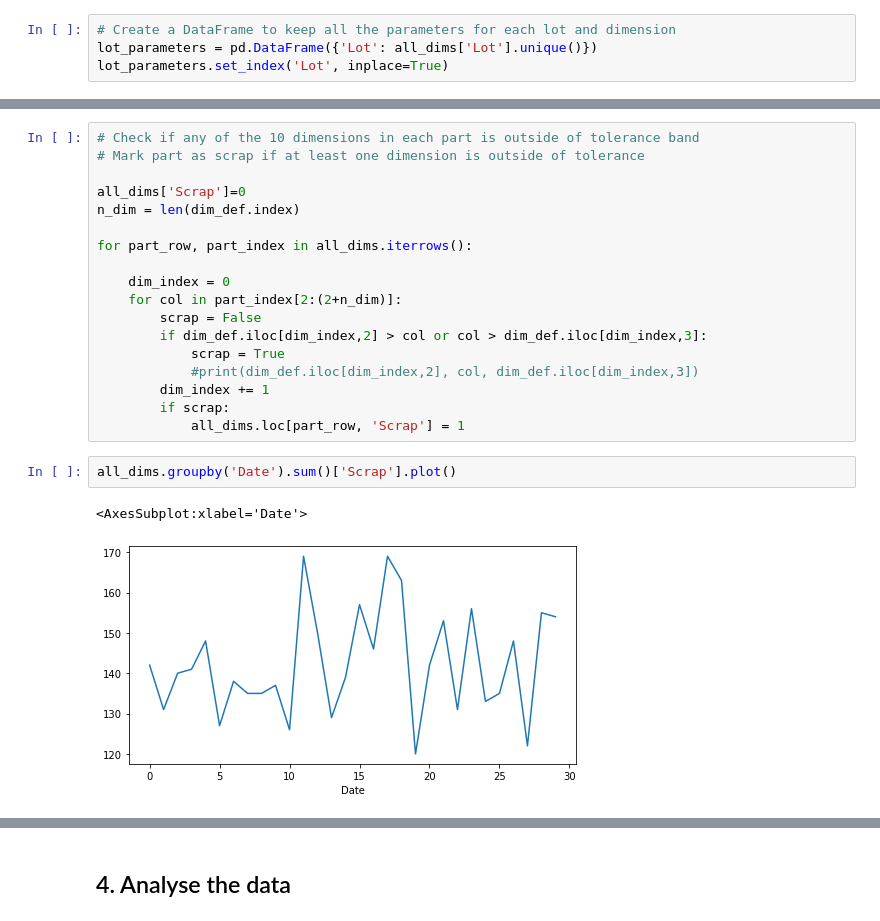
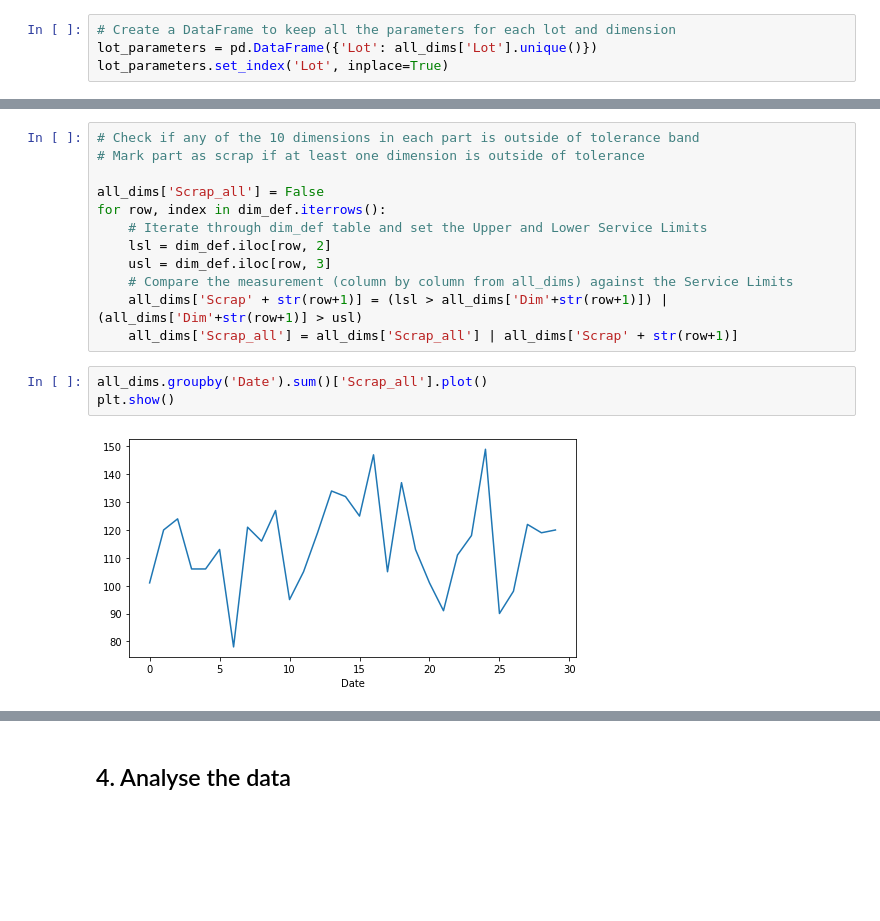
Before and after one commit to przemekbil/PfDA_2021_project, a Jupyter notebook: Project.ipynb, the cells around one changed output, grey strips where cells are left out. Saved outputs shown, nothing was run; the diff lists cells and outputs as text; blank space fills up the shorter version.

Commit message:
Scrap calculation optimized; separate column added for scrap for all dimenions

```diff
--- a/Project.ipynb
+++ b/Project.ipynb
@@ -875,25 +892,19 @@ all_dims
 # Check if any of the 10 dimensions in each part is outside of tolerance band
 # Mark part as scrap if at least one dimension is outside of tolerance
 
-all_dims['Scrap']=0
-n_dim = len(dim_def.index)
-
-for part_row, part_index in all_dims.iterrows():
-
-    dim_index = 0
-    for col in part_index[2:(2+n_dim)]:
-        scrap = False
-        if dim_def.iloc[dim_index,2] > col or col > dim_def.iloc[dim_index,3]:
-            scrap = True
-            #print(dim_def.iloc[dim_index,2], col, dim_def.iloc[dim_index,3])
-        dim_index += 1
-        if scrap:
-            all_dims.loc[part_row, 'Scrap'] = 1
+all_dims['Scrap_all'] = False
+for row, index in dim_def.iterrows():
+    # Iterate through dim_def table and set the Upper and Lower Service Limits
+    lsl = dim_def.iloc[row, 2]
+    usl = dim_def.iloc[row, 3]
+    # Compare the measurement (column by column from all_dims) against the Service Limits
+    all_dims['Scrap' + str(row+1)] = (lsl > all_dims['Dim'+str(row+1)]) | (all_dims['Dim'+str(row+1)] > usl)
+    all_dims['Scrap_all'] = all_dims['Scrap_all'] | all_dims['Scrap' + str(row+1)]
 # %%
-all_dims.groupby('Date').sum()['Scrap'].plot()
+all_dims.groupby('Date').sum()['Scrap_all'].plot()
+plt.show()
 # %% [output]
-<AxesSubplot:xlabel='Date'>
-[figure, old version]
+[figure, new version]
 # %%
 # Show all the dimensions distribution on histogram with LSL and USL marked
 for row, index in dim_def.iterrows():
```
Also changed, not shown: parts of 17 cells of this notebook.
